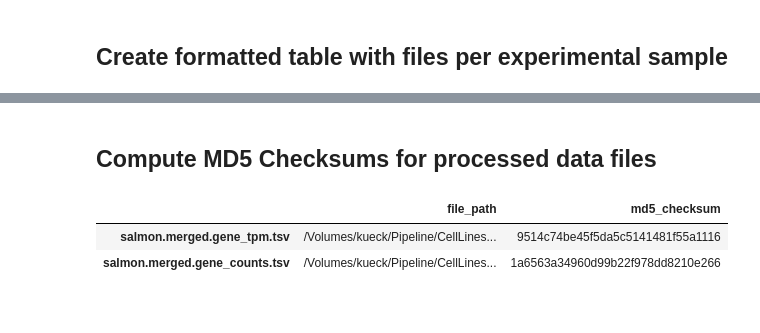
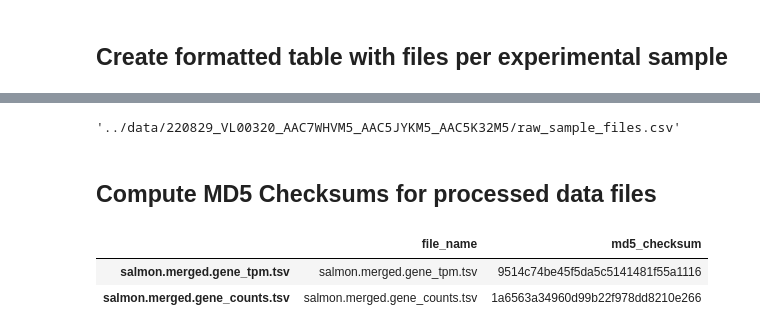
Before and after one commit to jessicalanglab/ovarian_cancer_cisplatin_response_manuscript, a Jupyter notebook: geo_metadata/src/HGSC_rnaseq_format_fastq_files.ipynb, the cells around one changed output, grey strips where cells are left out. Cells and saved outputs as stored; diff of their text form; code cells hidden in the pictures.

```diff
--- a/geo_metadata/src/HGSC_rnaseq_format_fastq_files.ipynb
+++ b/geo_metadata/src/HGSC_rnaseq_format_fastq_files.ipynb
@@ -203,27 +203,31 @@ formatted_sample_info.to_csv(formatted_sample_files_path, sep="\t", index=True)
 | 34 | 34_S34_R1_001_Run220824.fastq.gz | 34_S34_R2_001_Run220824.fastq.gz | 34_S34_R1_001_Run220825.fastq.gz | 34_S34_R2_001_Run220825.fastq.gz | 34_S34_R1_001_Run220826.fastq.gz | 34_S34_R2_001_Run220826.fastq.gz |
 | 35 | 35_S35_R1_001_Run220824.fastq.gz | 35_S35_R2_001_Run220824.fastq.gz | 35_S35_R1_001_Run220825.fastq.gz | 35_S35_R2_001_Run220825.fastq.gz | 35_S35_R1_001_Run220826.fastq.gz | 35_S35_R2_001_Run220826.fastq.gz |
 | 36 | 36_S36_R1_001_Run220824.fastq.gz | 36_S36_R2_001_Run220824.fastq.gz | 36_S36_R1_001_Run220825.fastq.gz | 36_S36_R2_001_Run220825.fastq.gz | 36_S36_R1_001_Run220826.fastq.gz | 36_S36_R2_001_Run220826.fastq.gz |
+# %%
+display(formatted_sample_files_path)
+# %% [output]
+'../data/220829_VL00320_AAC7WHVM5_AAC5JYKM5_AAC5K32M5/raw_sample_files.csv'
 # %% [markdown]
 ## Compute MD5 Checksums for processed data files
 # %%
 processed_file_info = pd.DataFrame(
-    columns=["file_path", "md5_checksum"]
+    columns=["file_name", "md5_checksum"]
 )
 
 for file_name in processed_data_file_names:
     file_path = f"{processed_data_folder}/{file_name}"
 
     # Compute md5 checksum
     md5_checksum = compute_md5_checksum(file_path)
 
     # Add to processed file info
-    processed_file_info.loc[file_name] = [file_path, md5_checksum]
+    processed_file_info.loc[file_name] = [file_name, md5_checksum]
 
 display(processed_file_info)
 
 # Save processed data info
 processed_file_info.to_csv(processed_data_info_path, sep="\t", index=False)
 # %% [output]
-|  | file_path | md5_checksum |
-| salmon.merged.gene_tpm.tsv | /Volumes/kueck/Pipeline/CellLines... | 9514c74be45f5da5c5141481f55a1116 |
-| salmon.merged.gene_counts.tsv | /Volumes/kueck/Pipeline/CellLines... | 1a6563a34960d99b22f978dd8210e266 |
+|  | file_name | md5_checksum |
+| salmon.merged.gene_tpm.tsv | salmon.merged.gene_tpm.tsv | 9514c74be45f5da5c5141481f55a1116 |
+| salmon.merged.gene_counts.tsv | salmon.merged.gene_counts.tsv | 1a6563a34960d99b22f978dd8210e266 |
```
Also changed, not shown: 8 other files.
